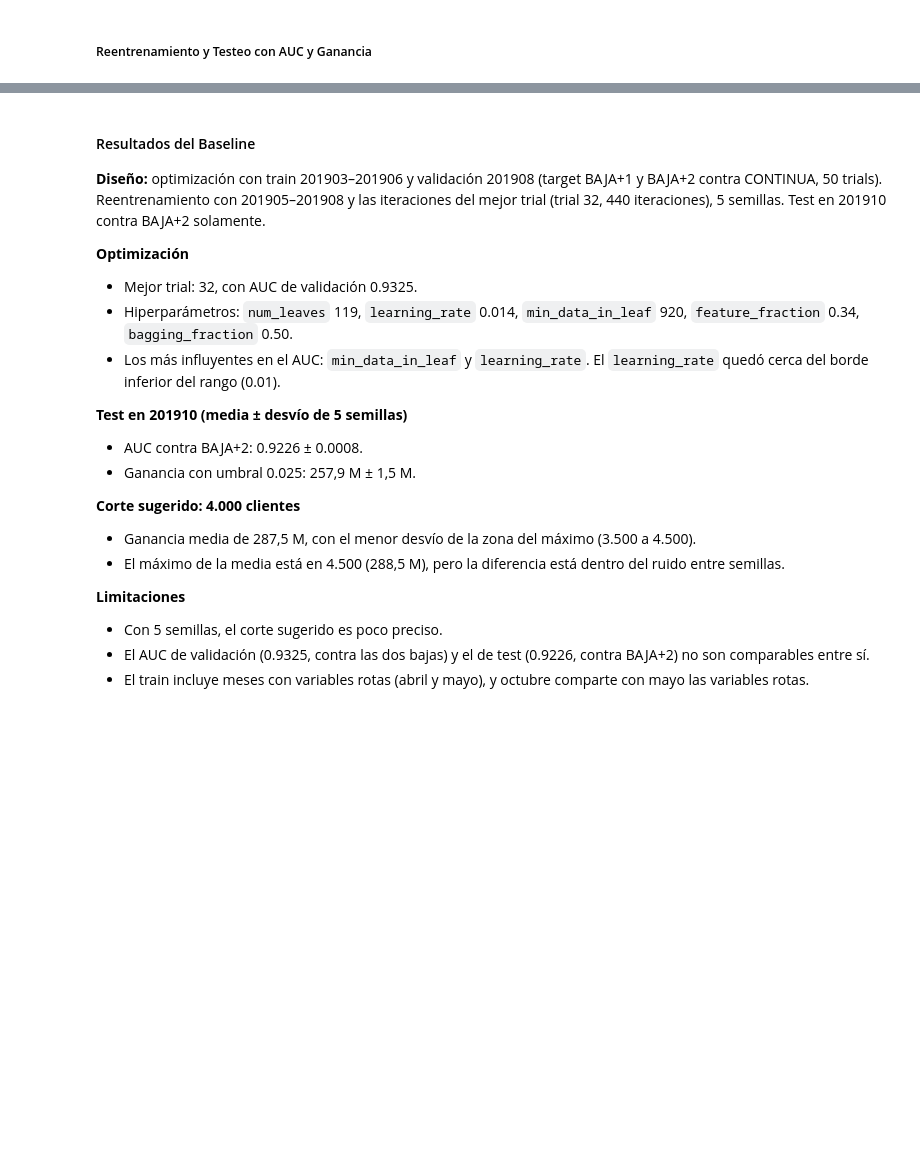
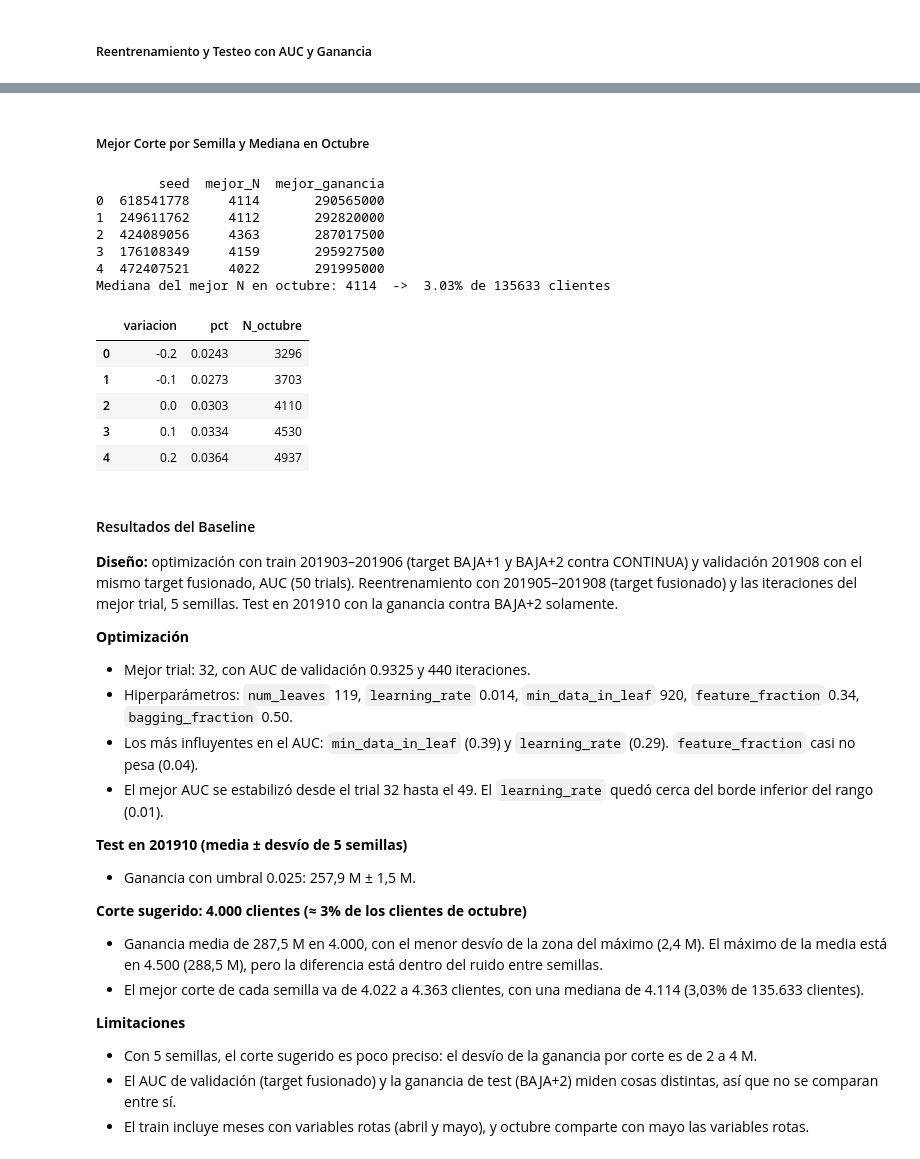
Before and after one commit to Guille70/dmeyf2026, a Jupyter notebook: gtoyos/DMEyF_ExpMeses/scripts/z802_ExpMeses_Baseline.ipynb, the cells around one changed output, grey strips where cells are left out. Saved outputs shown, nothing was run; the diff lists cells and outputs as text; code cells hidden in the pictures; blank space fills up the shorter version.

```diff
--- a/gtoyos/DMEyF_ExpMeses/scripts/z802_ExpMeses_Baseline.ipynb
+++ b/gtoyos/DMEyF_ExpMeses/scripts/z802_ExpMeses_Baseline.ipynb
@@ -532,56 +631,72 @@ fig.update_layout(
 )
 
 fig.show()
+# %% [markdown]
+##### Mejor Corte por Semilla y Mediana en Octubre
 # %%
 # Mejor corte de cada semilla: el N donde la ganancia acumulada llega a su máximo
 rows_N = []
 for seed in semillas[:n_semillas_test]:
-    # Carga el modelo guardado de esta semilla y predice octubre
+  # Carga el modelo guardado de esta semilla y predice octubre
     model_seed = lgb.Booster(model_file=modelos_path + f'EM_Baseline_Train0508_Test10_s{seed}.txt')
-    pred_seed = model_seed.predict(X_test)
+    y_pred = model_seed.predict(X_test)
 
-    orden = np.argsort(pred_seed)[::-1]                   # clientes de octubre de mayor a menor probabilidad
+    orden = np.argsort(y_pred)[::-1]                   # clientes de octubre de mayor a menor probabilidad
     # Resultado real de cada cliente en ese orden: gana solo si fue BAJA+2
-    ganancia_ordenada = np.where(y_test_baja2 == 1, ganancia_acierto, -costo_estimulo)[orden]
+    ganancia_ordenada = np.where(y_test.values[orden] == 'BAJA+2', ganancia_acierto, -costo_estimulo)
     ganancia_acumulada = np.cumsum(ganancia_ordenada)     # ganancia si se estimulan los primeros 1, 2, 3... clientes
 
     mejor_N = int(np.argmax(ganancia_acumulada)) + 1      # +1 porque argmax empieza en 0
     rows_N.append({"seed": seed, "mejor_N": mejor_N, "mejor_ganancia": ganancia_acumulada[mejor_N - 1]})
 
 df_mejorN = pd.DataFrame(rows_N)
 print(df_mejorN)
 
 # N central: mediana de los mejores N (uno por semilla), y su peso como % de los clientes de octubre
-clientes_octubre = len(y_test_baja2)
+clientes_octubre = len(y_test.values)
 N_central = df_mejorN['mejor_N'].median()
 pct_central = N_central / clientes_octubre
 
 # Barrido: el mismo porcentaje central, corrido -20%, -10%, 0, +10% y +20%
 barrido = pd.DataFrame({'variacion': [-0.20, -0.10, 0.0, 0.10, 0.20]})
 barrido['pct'] = (pct_central * (1 + barrido['variacion'])).round(4)
 barrido['N_octubre'] = (barrido['pct'] * clientes_octubre).round().astype(int)     # clientes que implica cada porcentaje en octubre
 
 print(f"Mediana del mejor N en octubre: {N_central:.0f}  ->  {pct_central*100:.2f}% de {clientes_octubre} clientes")
 barrido
+# %% [output]
+        seed  mejor_N  mejor_ganancia
+0  618541778     4114       290565000
+1  249611762     4112       292820000
+2  424089056     4363       287017500
+3  176108349     4159       295927500
+4  472407521     4022       291995000
+Mediana del mejor N en octubre: 4114  ->  3.03% de 135633 clientes
+|  | variacion | pct | N_octubre |
+| 0 | -0.2 | 0.0243 | 3296 |
+| 1 | -0.1 | 0.0273 | 3703 |
+| 2 | 0.0 | 0.0303 | 4110 |
+| 3 | 0.1 | 0.0334 | 4530 |
+| 4 | 0.2 | 0.0364 | 4937 |
 # %% [markdown]
 #### Resultados del Baseline
 
-**Diseño:** optimización con train 201903–201906 y validación 201908 (target BAJA+1 y BAJA+2 contra CONTINUA, 50 trials). Reentrenamiento con 201905–201908 y las iteraciones del mejor trial (trial 32, 440 iteraciones), 5 semillas. Test en 201910 contra BAJA+2 solamente.
+**Diseño:** optimización con train 201903–201906 (target BAJA+1 y BAJA+2 contra CONTINUA) y validación 201908 con el mismo target fusionado, AUC (50 trials). Reentrenamiento con 201905–201908 (target fusionado) y las iteraciones del mejor trial, 5 semillas. Test en 201910 con la ganancia contra BAJA+2 solamente.
 
 **Optimización**
-- Mejor trial: 32, con AUC de validación 0.9325.
+- Mejor trial: 32, con AUC de validación 0.9325 y 440 iteraciones.
 - Hiperparámetros: `num_leaves` 119, `learning_rate` 0.014, `min_data_in_leaf` 920, `feature_fraction` 0.34, `bagging_fraction` 0.50.
-- Los más influyentes en el AUC: `min_data_in_leaf` y `learning_rate`. El `learning_rate` quedó cerca del borde inferior del rango (0.01).
+- Los más influyentes en el AUC: `min_data_in_leaf` (0.39) y `learning_rate` (0.29). `feature_fraction` casi no pesa (0.04).
+- El mejor AUC se estabilizó desde el trial 32 hasta el 49. El `learning_rate` quedó cerca del borde inferior del rango (0.01).
 
 **Test en 201910 (media ± desvío de 5 semillas)**
-- AUC contra BAJA+2: 0.9226 ± 0.0008.
 - Ganancia con umbral 0.025: 257,9 M ± 1,5 M.
 
-**Corte sugerido: 4.000 clientes**
-- Ganancia media de 287,5 M, con el menor desvío de la zona del máximo (3.500 a 4.500).
-- El máximo de la media está en 4.500 (288,5 M), pero la diferencia está dentro del ruido entre semillas.
+**Corte sugerido: 4.000 clientes (≈ 3% de los clientes de octubre)**
+- Ganancia media de 287,5 M en 4.000, con el menor desvío de la zona del máximo (2,4 M). El máximo de la media está en 4.500 (288,5 M), pero la diferencia está dentro del ruido entre semillas.
+- El mejor corte de cada semilla va de 4.022 a 4.363 clientes, con una mediana de 4.114 (3,03% de 135.633 clientes).
 
 **Limitaciones**
-- Con 5 semillas, el corte sugerido es poco preciso.
-- El AUC de validación (0.9325, contra las dos bajas) y el de test (0.9226, contra BAJA+2) no son comparables entre sí.
+- Con 5 semillas, el corte sugerido es poco preciso: el desvío de la ganancia por corte es de 2 a 4 M.
+- El AUC de validación (target fusionado) y la ganancia de test (BAJA+2) miden cosas distintas, así que no se comparan entre sí.
 - El train incluye meses con variables rotas (abril y mayo), y octubre comparte con mayo las variables rotas.
```
Also changed, not shown: parts of 26 cells of this notebook, 2 other files.
